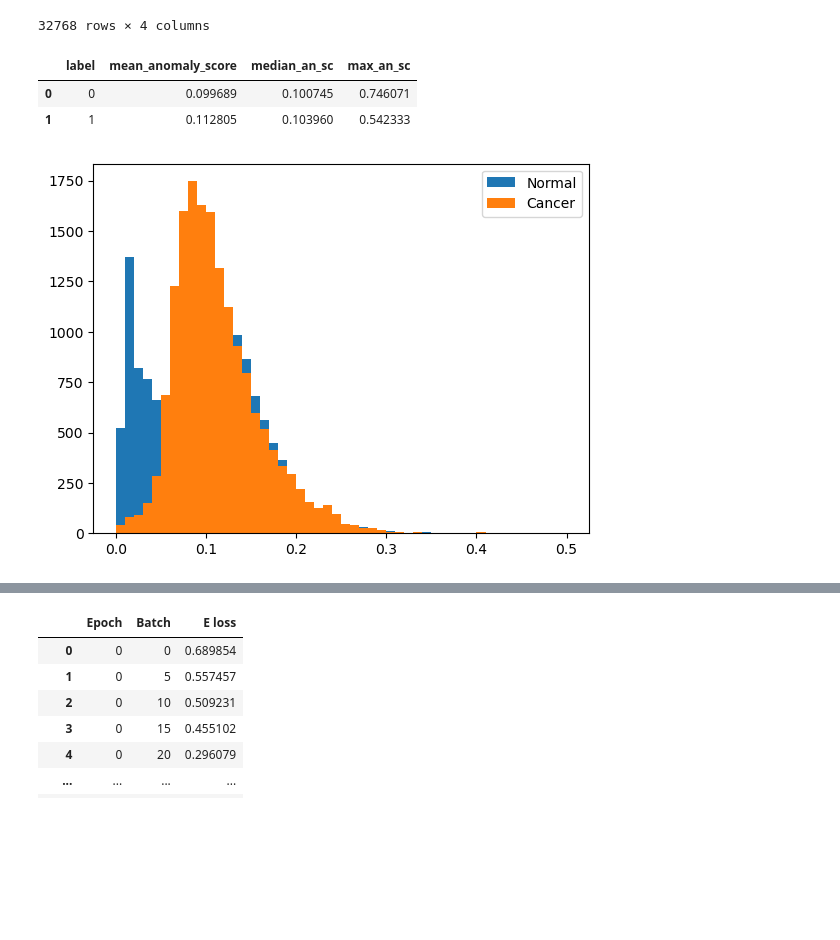
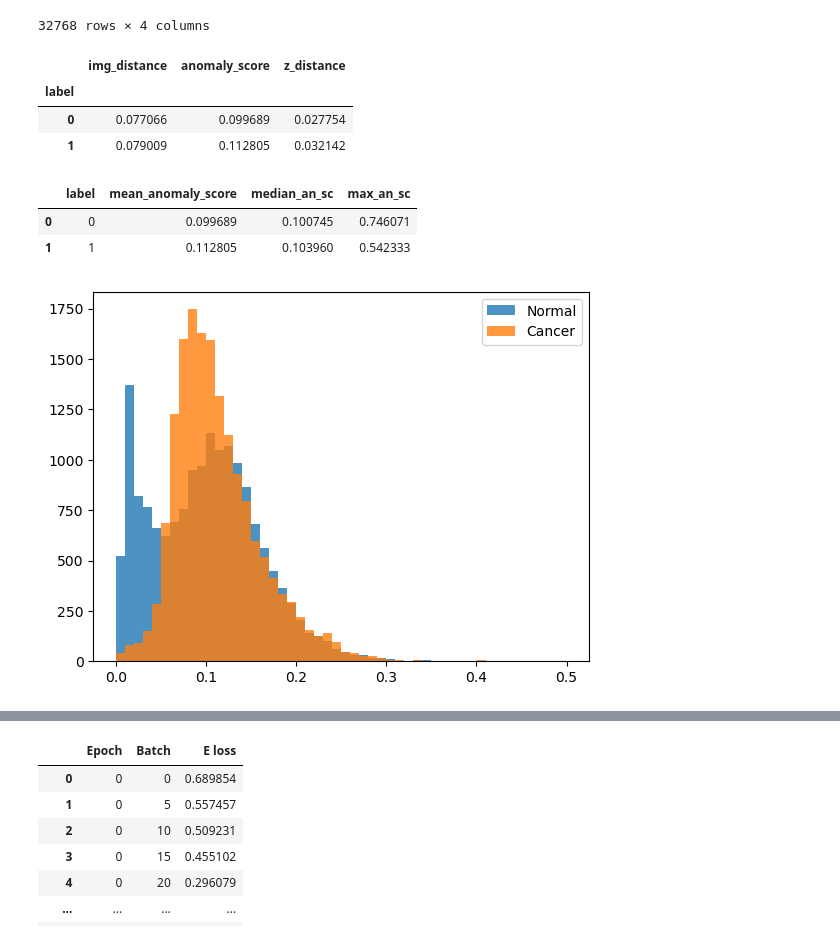
Before and after one commit to tymsoncyferki/Anomaly-Detection, a Jupyter notebook: AnoGAN/your_own_dataset/check_results.ipynb, the cells around one changed output, grey strips where cells are left out. Drawn from its saved outputs; the diff is of its cells as text; code cells hidden in the pictures; blank space fills up the shorter version.

```diff
--- a/AnoGAN/your_own_dataset/check_results.ipynb
+++ b/AnoGAN/your_own_dataset/check_results.ipynb
@@ -24,6 +24,13 @@ df
 # %%
 # Opcjonalnie dla scorev.csv
 # df.columns = ['label', 'imgdist', 'anomaly_score', 'zdist']
+# %%
+df.groupby('label').aggregate('mean')
+# %% [output]
+|  | img_distance | anomaly_score | z_distance |
+| label |  |  |  |
+| 0 | 0.077066 | 0.099689 | 0.027754 |
+| 1 | 0.079009 | 0.112805 | 0.032142 |
 # %%
 df_results = pd.DataFrame()
 df_results['label'] = [0, 1]
@@ -36,9 +43,9 @@ df_results
 | 0 | 0 | 0.099689 | 0.100745 | 0.746071 |
 | 1 | 1 | 0.112805 | 0.103960 | 0.542333 |
 # %%
-plt.hist(df[df['label'] == 0]['anomaly_score'], bins=50, range=(0, 0.5), label='Normal')
-plt.hist(df[df['label'] == 1]['anomaly_score'], bins=50, range=(0, 0.5), label='Cancer')
+plt.hist(df[df['label'] == 0]['anomaly_score'], bins=50, range=(0, 0.5), label='Normal', alpha=0.8)
+plt.hist(df[df['label'] == 1]['anomaly_score'], bins=50, range=(0, 0.5), label='Cancer', alpha=0.8)
 plt.legend()
 plt.show()
 # %% [output]
-[figure, old version]
+[figure, new version]
```
Also changed, not shown: parts of 11 cells of this notebook.
